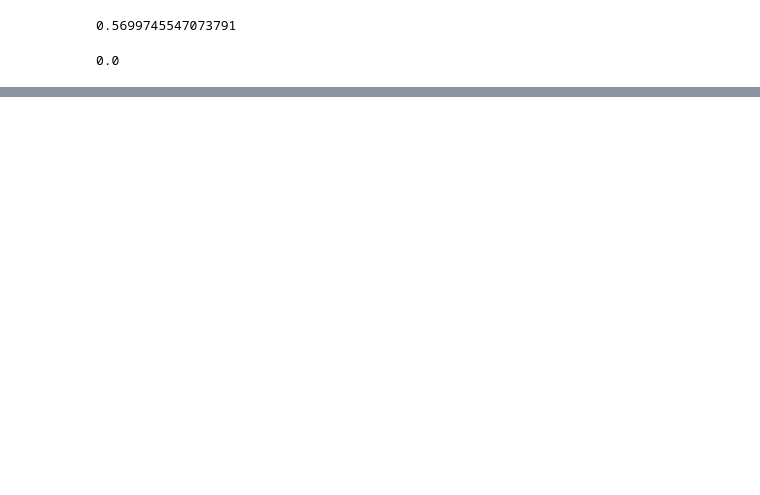
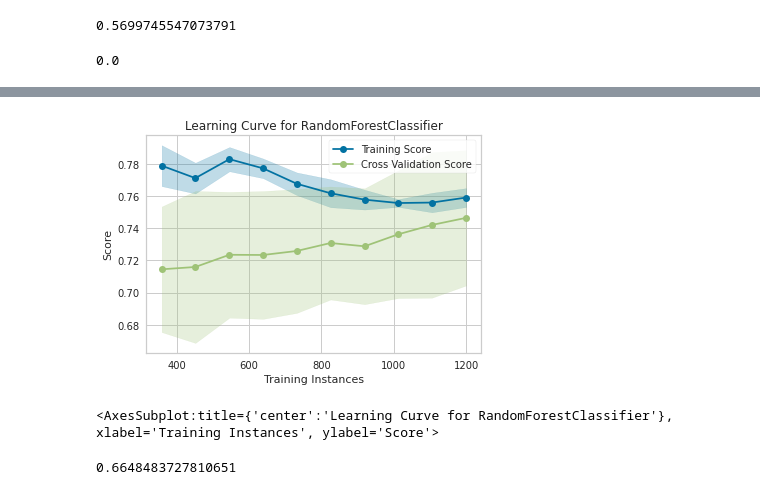
Before and after one commit to jgmsantos/Livro_Machine_Learning_Harrison, a Jupyter notebook: livro_ML_Cap03.ipynb, the cells around one changed output, grey strips where cells are left out. Saved outputs shown, nothing was run; the diff lists cells and outputs as text; code cells hidden in the pictures; blank space fills up the shorter version.

```diff
--- a/livro_ML_Cap03.ipynb
+++ b/livro_ML_Cap03.ipynb
@@ -323,0 +600,28 @@ metrics.precision_score(y_test, bm.predict(X_test))
+# %%
+%matplotlib inline
+
+import numpy as np
+fig, ax = plt.subplots(figsize=(6, 4))
+cv = StratifiedKFold(12)
+sizes = np.linspace(0.3, 1.0, 10)
+lc_viz = LearningCurve(
+    rf5,
+    cv=cv,
+    train_sizes=sizes,
+    scoring="f1_weighted",
+    n_jobs=4,
+    ax=ax,
+)
+lc_viz.fit(X, y)
+lc_viz.poof()
+# %% [output]
+[figure, added]
+<AxesSubplot:title={'center':'Learning Curve for RandomForestClassifier'}, xlabel='Training Instances', ylabel='Score'>
+# %%
+import pickle
+pic = pickle.dumps(rf5)
+rf6 = pickle.loads(pic)
+y_pred = rf6.predict(X_test)
+roc_auc_score(y_test, y_pred)
+# %% [output]
+0.6648483727810651
```
Also changed, not shown: parts of 39 cells of this notebook, 1 other file.
